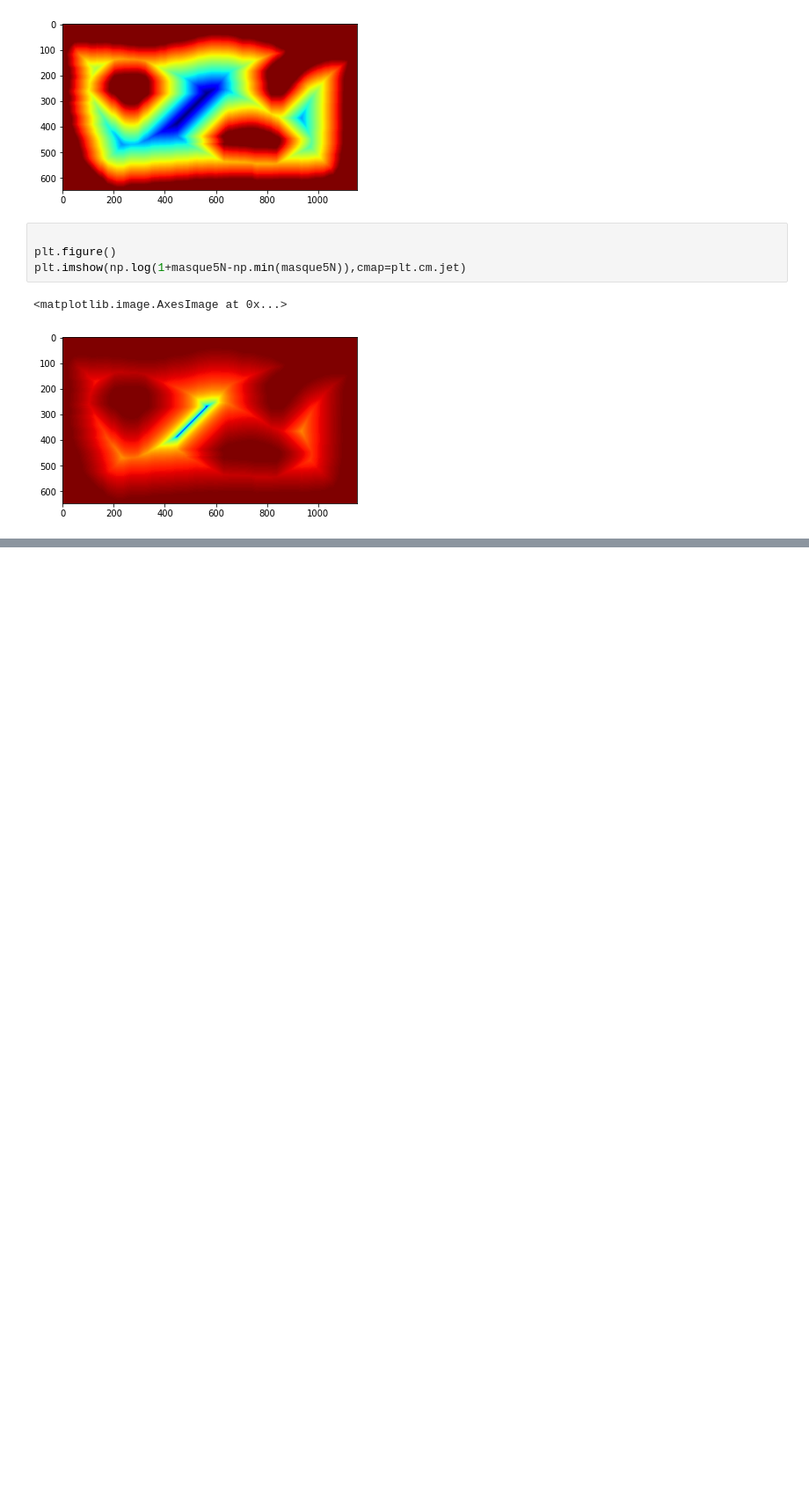
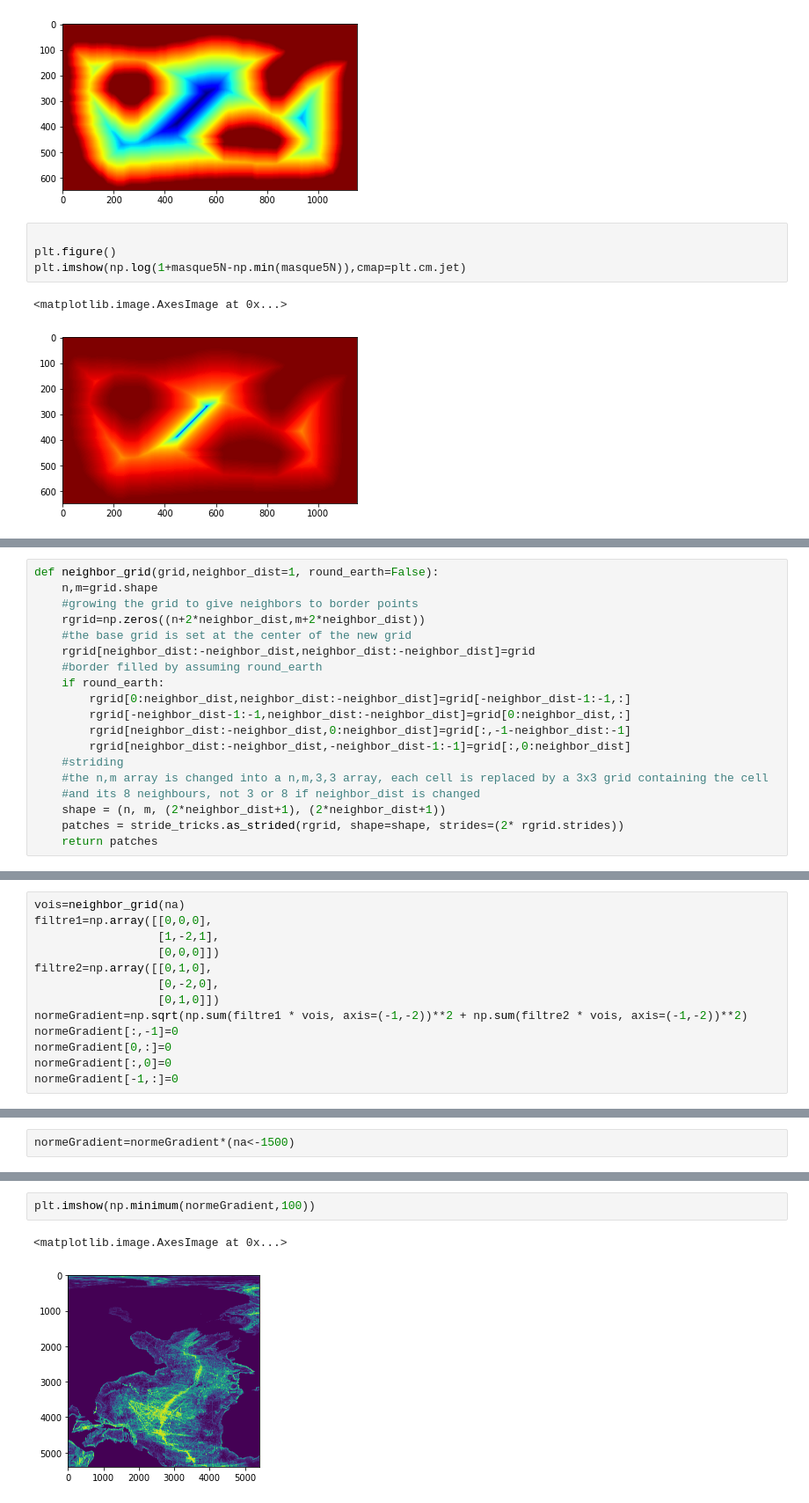
Before and after one commit to nico5655/OceanPSC, a Jupyter notebook: Untitled.ipynb, the cells around one changed output, grey strips where cells are left out. Shown at 88% size. Drawn from its saved outputs; the diff is of its cells as text; blank space fills up the shorter version.

```diff
--- a/Untitled.ipynb
+++ b/Untitled.ipynb
@@ -202,0 +149,19 @@ array([[0.        , 0.20710678, 0.20710678, ..., 0.20710678, 0.20710678,
+# %%
+def neighbor_grid(grid,neighbor_dist=1, round_earth=False):
+    n,m=grid.shape
+    #growing the grid to give neighbors to border points
+    rgrid=np.zeros((n+2*neighbor_dist,m+2*neighbor_dist))
+    #the base grid is set at the center of the new grid
+    rgrid[neighbor_dist:-neighbor_dist,neighbor_dist:-neighbor_dist]=grid
+    #border filled by assuming round_earth
+    if round_earth:
+        rgrid[0:neighbor_dist,neighbor_dist:-neighbor_dist]=grid[-neighbor_dist-1:-1,:]
+        rgrid[-neighbor_dist-1:-1,neighbor_dist:-neighbor_dist]=grid[0:neighbor_dist,:]
+        rgrid[neighbor_dist:-neighbor_dist,0:neighbor_dist]=grid[:,-1-neighbor_dist:-1]
+        rgrid[neighbor_dist:-neighbor_dist,-neighbor_dist-1:-1]=grid[:,0:neighbor_dist]
+    #striding
+    #the n,m array is changed into a n,m,3,3 array, each cell is replaced by a 3x3 grid containing the cell
+    #and its 8 neighbours, not 3 or 8 if neighbor_dist is changed
+    shape = (n, m, (2*neighbor_dist+1), (2*neighbor_dist+1))
+    patches = stride_tricks.as_strided(rgrid, shape=shape, strides=(2* rgrid.strides))
+    return patches
@@ -202,0 +172,13 @@ array([[0.        , 0.20710678, 0.20710678, ..., 0.20710678, 0.20710678,
+# %%
+vois=neighbor_grid(na)
+filtre1=np.array([[0,0,0],
+                  [1,-2,1],
+                  [0,0,0]])
+filtre2=np.array([[0,1,0],
+                  [0,-2,0],
+                  [0,1,0]])
+normeGradient=np.sqrt(np.sum(filtre1 * vois, axis=(-1,-2))**2 + np.sum(filtre2 * vois, axis=(-1,-2))**2)
+normeGradient[:,-1]=0
+normeGradient[0,:]=0
+normeGradient[:,0]=0
+normeGradient[-1,:]=0
@@ -202,0 +219,2 @@ array([[0.        , 0.20710678, 0.20710678, ..., 0.20710678, 0.20710678,
+# %%
+normeGradient=normeGradient*(na<-1500)
@@ -202,0 +226,5 @@ array([[0.        , 0.20710678, 0.20710678, ..., 0.20710678, 0.20710678,
+# %%
+plt.imshow(np.minimum(normeGradient,100))
+# %% [output]
+<matplotlib.image.AxesImage at 0x...>
+[figure, added]
```
Also changed, not shown: parts of 55 cells of this notebook, 3 other files.
